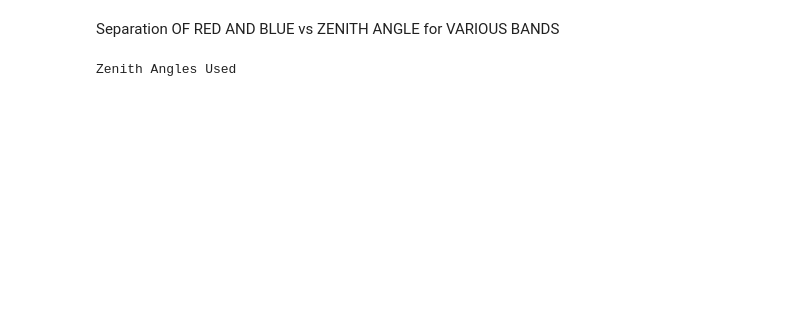
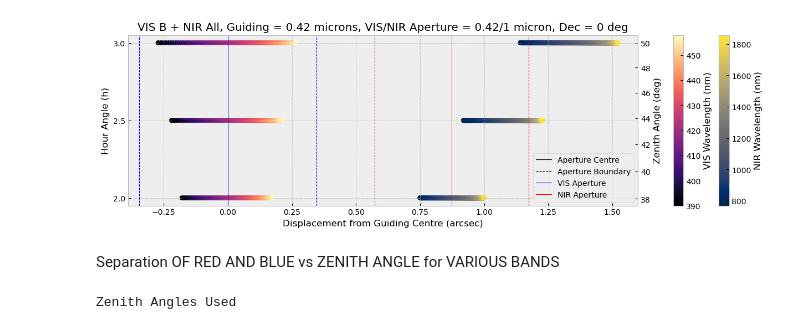
Before and after one commit to JamianStephan/MOSAIC-AD-Analysis, a Jupyter notebook: Main-Version/Snapshot Graphs.ipynb, the cells around one changed output. Cells and saved outputs as stored; diff of their text form; code cells hidden in the pictures; blank space fills up the shorter version.

```diff
--- a/Main-Version/Snapshot Graphs.ipynb
+++ b/Main-Version/Snapshot Graphs.ipynb
@@ -177,0 +179,86 @@ Zenith Angles Used
+# %%
+analysis=AD_analysis()
+analysis.load_airmasses(HA_range=[2,2.5,3],targ_dec=0 * u.deg)
+analysis.load_wave("LR","VIS","B","B",sampling=1*u.nm)
+analysis.calculate_shifts(fibrecentre_waveref = .42 * u.micron,reposition=False,guide_waveref=.42*u.micron)
+
+input_parameters=analysis.input_parameters
+output_parameters=analysis.output_parameters
+conditions=analysis.conditions
+
+HA_range=input_parameters['HA_range']
+HA_to_ZA_range=atm_diff.HA_2_ZA(HA_range,input_parameters['targ_dec'])
+
+centre_shift=atm_diff.diff_shift(input_parameters['fibrecentre_waveref'],output_parameters['airmasses'][0],input_parameters['guide_waveref'],conditions)
+T_arc = lambda T_mm: T_mm * analysis.plate_scale
+T_mm = lambda T_arc: T_arc / analysis.plate_scale
+
+to_HA = lambda ZA_vals: atm_diff.ZA_2_HA(ZA_vals,input_parameters['targ_dec'])
+to_ZA = lambda HA_vals: atm_diff.HA_2_ZA(HA_vals,input_parameters['targ_dec'])
+fig, [ax, ax3, ax4] = plt.subplots(1,3, figsize=(14,4),gridspec_kw=dict(width_ratios=[10,.2,.2]))
+ax2 = ax.secondary_yaxis("right", functions=(to_ZA, to_HA))
+
+xvals=np.linspace(-1,1,len(output_parameters['wave_wavelengths']))
+c=np.tan(xvals)
+for i in range(0,len(output_parameters['shifts'])):
+    yvals=np.full(len(output_parameters['shifts'][i]),HA_range[i])
+    ax.scatter(output_parameters['shifts'][i],yvals,c=c,cmap='magma')
+    norm = plt.Normalize(output_parameters['wave_wavelengths'].value.min(), output_parameters['wave_wavelengths'].value.max())
+    points = np.array([output_parameters['shifts'][i], yvals]).T.reshape(-1, 1, 2)
+    segments = np.concatenate([points[:-1], points[1:]], axis=1)
+    lc = LineCollection(segments, cmap='magma', norm=norm)
+    lc.set_array(output_parameters['wave_wavelengths'].value)
+    lc.set_linewidth(2)
+    line=ax.add_collection(lc)
+
+ax.axvline(0,linewidth=0.7,color='blue')
+ax.axvline(output_parameters['fibre_diameter'].value/2,linewidth=0.8,color='blue',linestyle='--')
+ax.axvline(-output_parameters['fibre_diameter'].value/2,linewidth=0.8,color='blue',linestyle='--')
+ax.set_xlabel('Displacement from Guiding Centre (arcsec)')
+ax.set_ylabel('Hour Angle (h)')
+ax2.set_ylabel("Zenith Angle (deg)")
+ax.set_yticks(np.linspace(min(HA_range),max(HA_range),len(HA_range)))
+ax.set_title('VIS B + NIR All, Guiding = 0.42 microns, VIS/NIR Aperture = 0.42/1 micron, Dec = 0 deg')
+
+
+analysis=AD_analysis()
+analysis.load_airmasses(HA_range=[2,2.5,3],targ_dec=0 * u.deg)
+analysis.load_wave("LR","NIR","IY","H",sampling=1*u.nm)
+analysis.calculate_shifts(fibrecentre_waveref = 1 * u.micron,reposition=False,guide_waveref=.42*u.micron)
+
+input_parameters=analysis.input_parameters
+output_parameters=analysis.output_parameters
+conditions=analysis.conditions
+
+
+centre_shift=atm_diff.diff_shift(input_parameters['fibrecentre_waveref'],output_parameters['airmasses'][0],input_parameters['guide_waveref'],conditions)
+print(centre_shift)
+
+xvals=np.linspace(-1,1,len(output_parameters['wave_wavelengths']))
+c=np.tan(xvals)
+for i in range(0,len(output_parameters['shifts'])):
+    yvals=np.full(len(output_parameters['shifts'][i]),HA_range[i])
+    ax.scatter(output_parameters['shifts'][i]+centre_shift,yvals,c=c,cmap='cividis')
+    norm = plt.Normalize(output_parameters['wave_wavelengths'].value.min(), output_parameters['wave_wavelengths'].value.max())
+    points = np.array([output_parameters['shifts'][i]+centre_shift, yvals]).T.reshape(-1, 1, 2)
+    segments = np.concatenate([points[:-1], points[1:]], axis=1)
+    lc = LineCollection(segments, cmap='cividis', norm=norm)
+    lc.set_array(output_parameters['wave_wavelengths'].value)
+    lc.set_linewidth(2)
+    line2=ax.add_collection(lc)
+fig.colorbar(line2, label='NIR Wavelength (nm)',cax=ax4)
+fig.colorbar(line, label='VIS Wavelength (nm)',cax=ax3)
+ax.axvline(0+centre_shift.value,linewidth=0.7,color='red')
+ax.axvline(+output_parameters['fibre_diameter'].value/2+centre_shift.value,linewidth=0.8,color='red',linestyle='--')
+ax.axvline(-output_parameters['fibre_diameter'].value/2+centre_shift.value,linewidth=0.8,color='red',linestyle='--')
+
+
+ax.axvline(-100,linewidth=0.8,color='black',label='Aperture Centre')
+ax.axvline(-100,linewidth=0.8,color='black',label='Aperture Boundary',linestyle='--')
+ax.axvline(-100,linewidth=0.8,color='blue',label='VIS Aperture')
+ax.axvline(-100,linewidth=0.8,color='red',label='NIR Aperture')
+#plt.ylim(-0.2,1.5)
+ax.set_xlim(-0.39,1.6)
+ax.legend(loc=4)
+plt.savefig("graphs/Parallel_VIS_2D.png",dpi=600,b_box="tight")
+# %% [output]
@@ -178,3 +270,4 @@ Zenith Angles Used
+[figure, added]
 # %% [markdown]
 Separation OF RED AND BLUE vs ZENITH ANGLE for VARIOUS BANDS
 # %%
```
Also changed, not shown: parts of 11 cells of this notebook, 5 other files.
